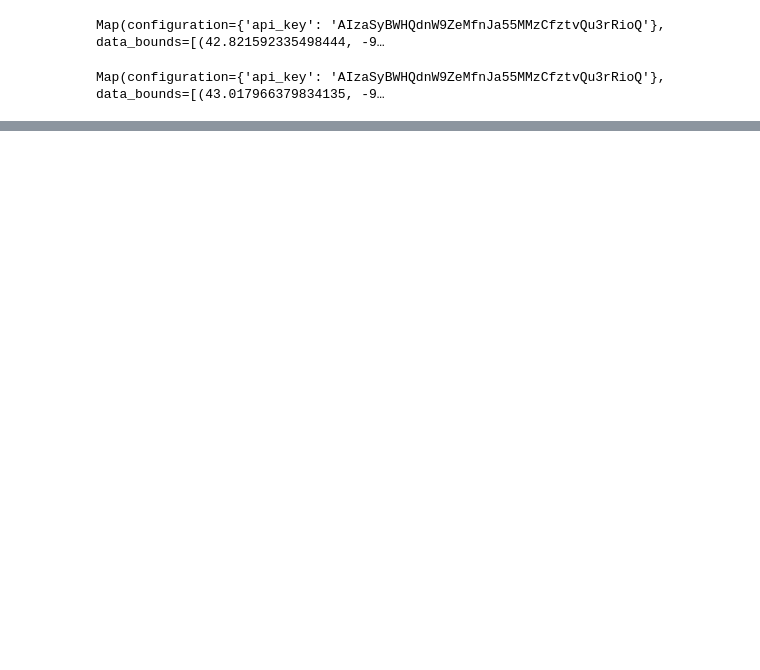
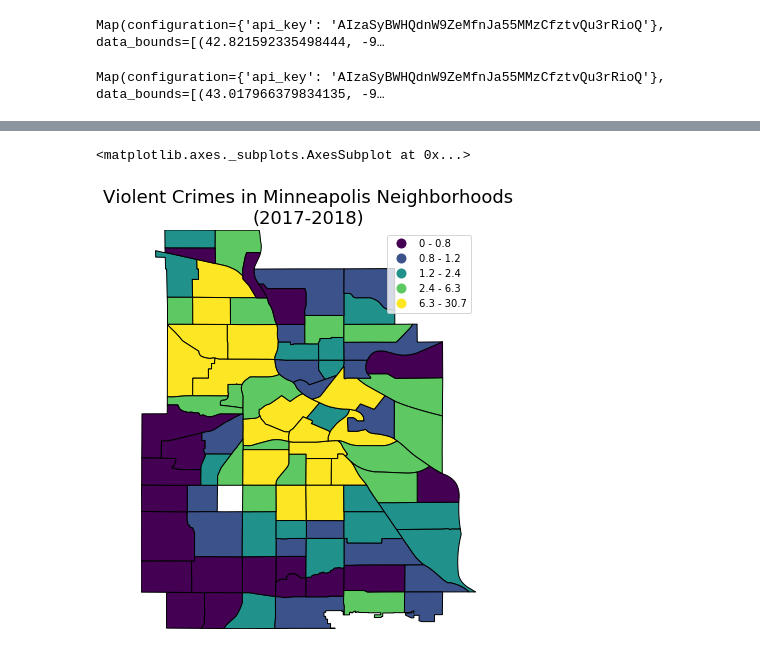
Before and after one commit to alvern/Group_Project_Grad_Rates, a Jupyter notebook: Heatmaps_Jack.ipynb, the cells around one changed output, grey strips where cells are left out. Cells and saved outputs as stored; diff of their text form; code cells hidden in the pictures; blank space fills up the shorter version.

```diff
--- a/Heatmaps_Jack.ipynb
+++ b/Heatmaps_Jack.ipynb
@@ -318,0 +400,26 @@ violent_crime.max()
+# %%
+# Create table showing avg number crimes reported by type for each
+    # neighborhood over last few years
+mpls_crime_avg = mpls_crime.pivot_table(values='Number',
+                                         index='Neighborhood',
+                                         columns='Crime_Type')
+
+# add up violent crimes, property crimes, and overall crimes for each hood
+mpls_crime_avg['Violent_Crime'] = mpls_crime_avg['Aggravated Assault'] + mpls_crime_avg['Homicide'] + \
+                                  mpls_crime_avg['Rape'] + mpls_crime_avg['Robbery']
+
+mpls_crime_avg['Property_Crime'] = mpls_crime_avg['Arson'] + mpls_crime_avg['Auto Theft'] + \
+                                   mpls_crime_avg['Burglary'] + mpls_crime_avg['Larceny']
+
+mpls_crime_avg['Total_Crime'] = mpls_crime_avg['Property_Crime'] + mpls_crime_avg['Violent_Crime']
+
+# Reduce columns to only relevant data
+hoods_crime = mpls_crime_avg[['Violent_Crime', 'Property_Crime', 'Total_Crime']]
+
+# Get rid of crime data not assigned to a specific neighborhood
+hoods_crime = hoods_crime.loc[hoods_crime.index.str.contains('NOT ASSIGNED') == False]
+
+# Export as csv
+hoods_crime.to_csv("Resources/Clean_Mpls_Neighborhood_Crime.csv")
+
+hoods_crime.head()
@@ -318,0 +434,15 @@ violent_crime.max()
+# %%
+# change name of neighborhood column in geoDataframe
+mpls_hoods.rename(columns={'BDNAME': "Neighborhood"}, inplace=True)
+
+# round values for avg crimes
+hoods_crime['Violent_Crime'] = round(hoods_crime['Violent_Crime'], 1)
+hoods_crime['Property_Crime'] = round(hoods_crime['Property_Crime'], 1)
+hoods_crime['Total_Crime'] = round(hoods_crime['Total_Crime'], 1)
+
+# merge in crime data with geospatial data
+combined_hoods = mpls_hoods.merge(hoods_crime, on='Neighborhood')
+
+
+# Display merged GeoDataFrame
+combined_hoods.head()
@@ -318,0 +456,7 @@ violent_crime.max()
+# %%
+hoods_vc_plot = geoplot.choropleth(combined_hoods, hue='Violent_Crime', figsize=(6, 10), legend=True)
+plt.title("Violent Crimes in Minneapolis Neighborhoods\n(2017-2018)", fontsize=18)
+hoods_vc_plot
+# %% [output]
+<matplotlib.axes._subplots.AxesSubplot at 0x...>
+[figure, added]
```
Also changed, not shown: parts of 18 cells of this notebook, 12 other files.
